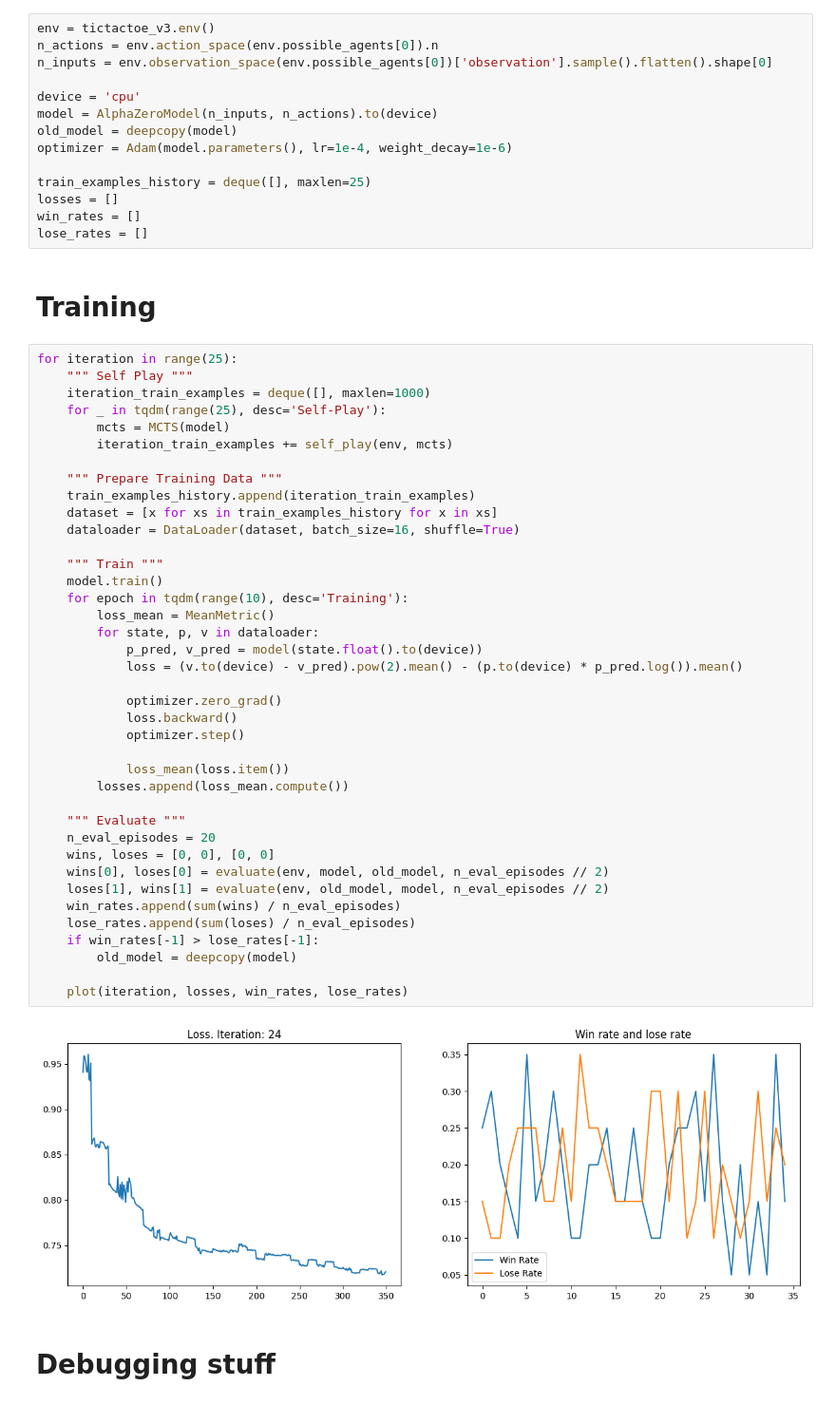
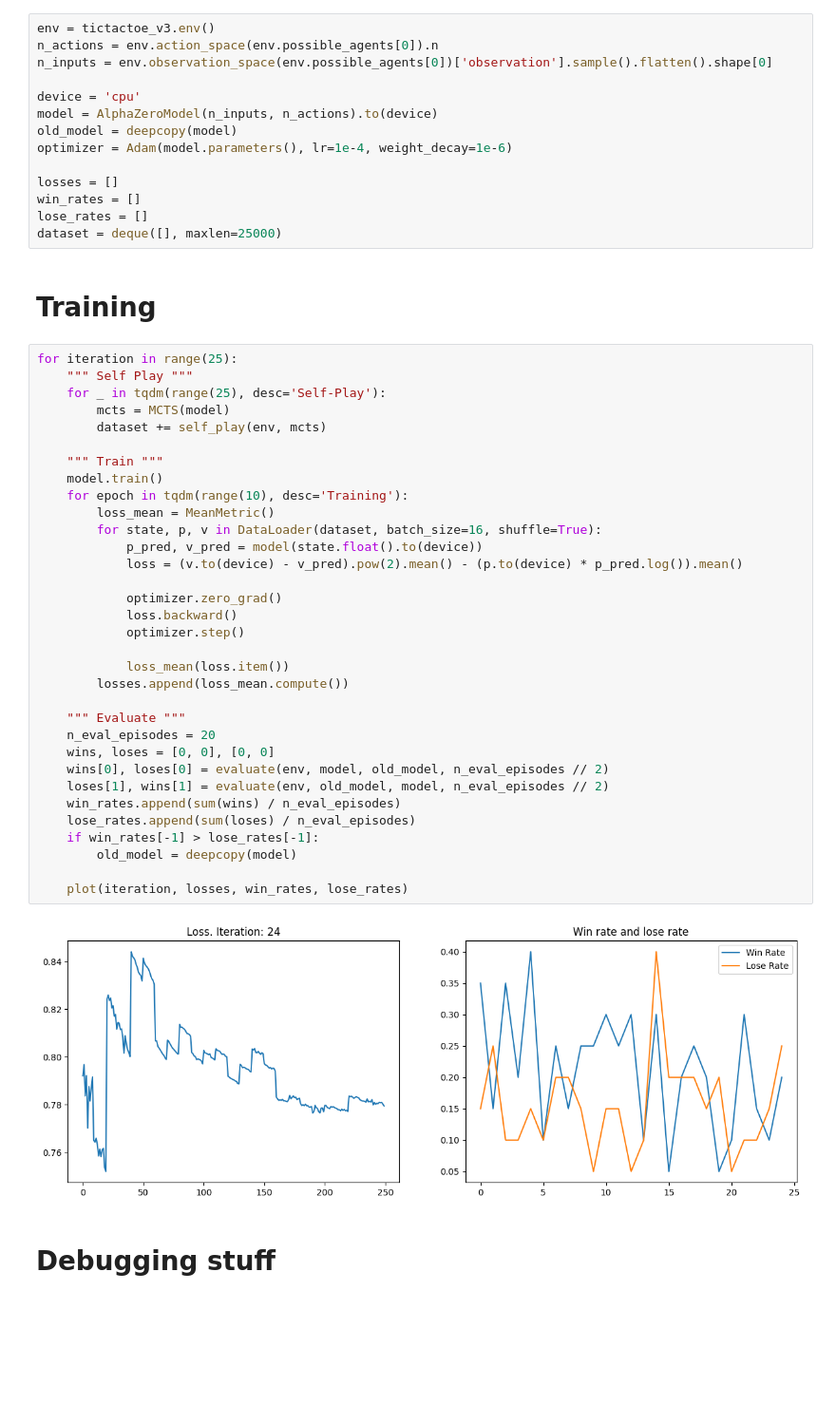
Before and after one commit to Akhilez/reward_lab, a Jupyter notebook: templates/alphazero.ipynb, the cells around one changed output. Shown at 95% size. Cells and saved outputs as stored; diff of their text form; blank space fills up the shorter version.

```diff
--- a/templates/alphazero.ipynb
+++ b/templates/alphazero.ipynb
@@ -196,53 +196,47 @@ model = AlphaZeroModel(n_inputs, n_actions).to(device)
 old_model = deepcopy(model)
 optimizer = Adam(model.parameters(), lr=1e-4, weight_decay=1e-6)
 
-train_examples_history = deque([], maxlen=25)
 losses = []
 win_rates = []
 lose_rates = []
+dataset = deque([], maxlen=25000)
 # %% [markdown]
 # Training
 # %%
 for iteration in range(25):
     """ Self Play """
-    iteration_train_examples = deque([], maxlen=1000)
     for _ in tqdm(range(25), desc='Self-Play'):
         mcts = MCTS(model)
-        iteration_train_examples += self_play(env, mcts)
-
-    """ Prepare Training Data """
-    train_examples_history.append(iteration_train_examples)
-    dataset = [x for xs in train_examples_history for x in xs]
-    dataloader = DataLoader(dataset, batch_size=16, shuffle=True)
+        dataset += self_play(env, mcts)
 
     """ Train """
     model.train()
     for epoch in tqdm(range(10), desc='Training'):
         loss_mean = MeanMetric()
-        for state, p, v in dataloader:
+        for state, p, v in DataLoader(dataset, batch_size=16, shuffle=True):
             p_pred, v_pred = model(state.float().to(device))
             loss = (v.to(device) - v_pred).pow(2).mean() - (p.to(device) * p_pred.log()).mean()
 
             optimizer.zero_grad()
             loss.backward()
             optimizer.step()
 
             loss_mean(loss.item())
         losses.append(loss_mean.compute())
 
     """ Evaluate """
     n_eval_episodes = 20
     wins, loses = [0, 0], [0, 0]
     wins[0], loses[0] = evaluate(env, model, old_model, n_eval_episodes // 2)
     loses[1], wins[1] = evaluate(env, old_model, model, n_eval_episodes // 2)
     win_rates.append(sum(wins) / n_eval_episodes)
     lose_rates.append(sum(loses) / n_eval_episodes)
     if win_rates[-1] > lose_rates[-1]:
         old_model = deepcopy(model)
 
     plot(iteration, losses, win_rates, lose_rates)
 # %% [output]
-[figure, old version]
+[figure, new version]
 # %% [markdown]
 # Debugging stuff
 # %%
```
Also changed, not shown: parts of 2 cells of this notebook.
